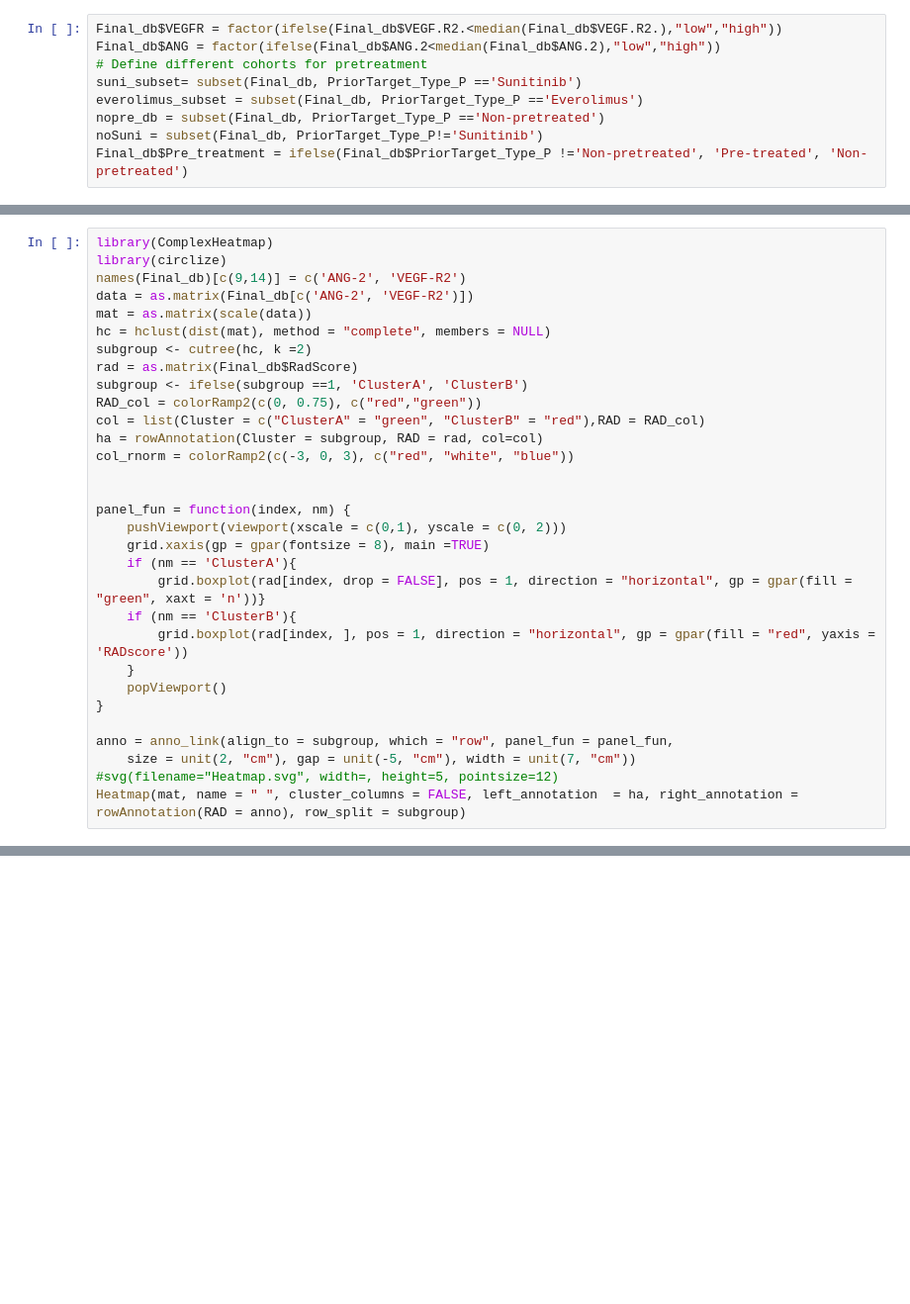
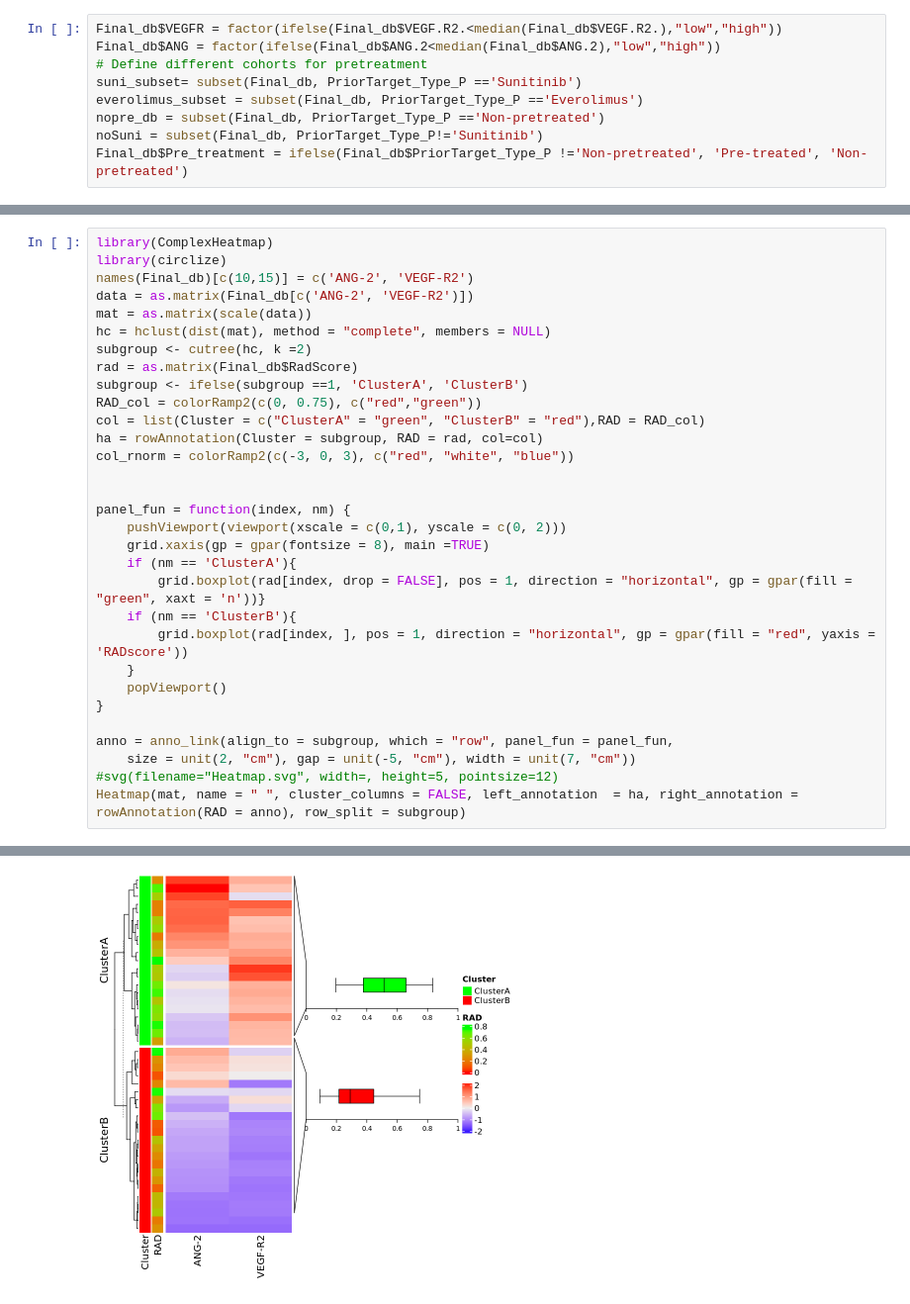
Before and after one commit to mligerhe/TALENT_project, a Jupyter notebook: TALENT_Finalcode.ipynb, the cells around one changed output, grey strips where cells are left out. Shown at 99% size. Cells and saved outputs as stored; diff of their text form; blank space fills up the shorter version.

```diff
--- a/TALENT_Finalcode.ipynb
+++ b/TALENT_Finalcode.ipynb
@@ -612,7 +784,7 @@ Final_db%>%group_by(hc)%>%
 # %%
 library(ComplexHeatmap)
 library(circlize)
-names(Final_db)[c(9,14)] = c('ANG-2', 'VEGF-R2')
+names(Final_db)[c(10,15)] = c('ANG-2', 'VEGF-R2')
 data = as.matrix(Final_db[c('ANG-2', 'VEGF-R2')])
 mat = as.matrix(scale(data))
 hc = hclust(dist(mat), method = "complete", members = NULL)
@@ -640,3 +812,4 @@ anno = anno_link(align_to = subgroup, which = "row", panel_fun = panel_fun,
     size = unit(2, "cm"), gap = unit(-5, "cm"), width = unit(7, "cm"))
 #svg(filename="Heatmap.svg", width=, height=5, pointsize=12)
 Heatmap(mat, name = " ", cluster_columns = FALSE, left_annotation  = ha, right_annotation = rowAnnotation(RAD = anno), row_split = subgroup)
+# %% [output]
@@ -642,0 +833 @@ Heatmap(mat, name = " ", cluster_columns = FALSE, left_annotation  = ha, right_a
+[figure, added]
```
Also changed, not shown: parts of 17 cells of this notebook.
